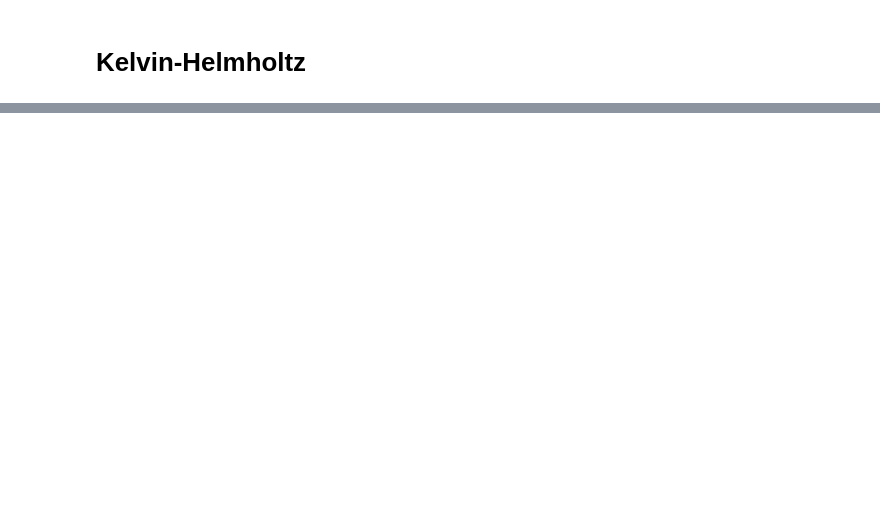
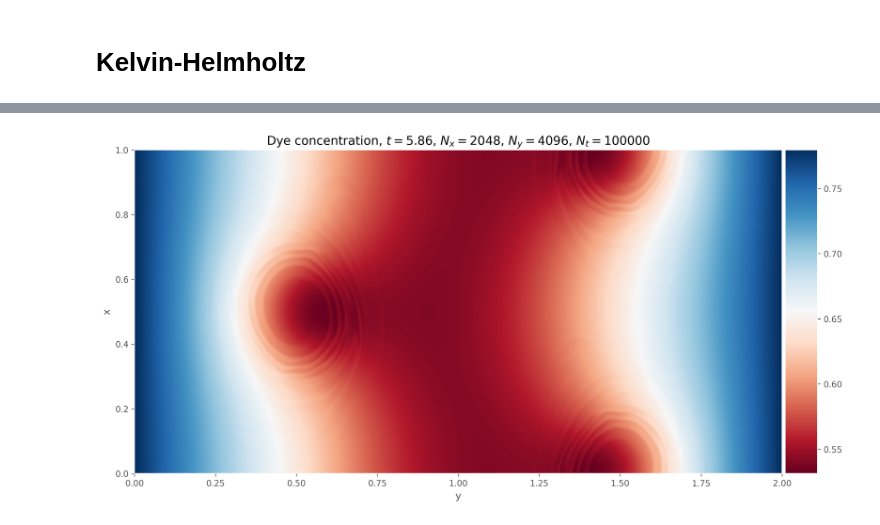
Before and after one commit to plabadens/jax-fluid-solver, a Jupyter notebook: notebooks/Kelvin Helmholtz.ipynb, the cells around one changed output, grey strips where cells are left out. Cells and saved outputs as stored; diff of their text form; code cells hidden in the pictures; blank space fills up the shorter version.

```diff
--- a/notebooks/Kelvin Helmholtz.ipynb
+++ b/notebooks/Kelvin Helmholtz.ipynb
@@ -105 +110,31 @@ def show_state(state, varname="density"):
+# %%
+def show_state(state, varname="dye_concentration", cmap="viridis"):
+    from mpl_toolkits.axes_grid1 import make_axes_locatable
+
+    extent = [state.y.min(), state.y.max(), state.x.min(), state.x.max()]
+    labelname = varname.replace("_", " ").capitalize()
+    nx = state.x.size
+    ny = state.y.size
+    aspect_ratio = nx / ny
+    title = f"{labelname}, $t={state.t:.2f}$, $N_x={nx}$, $N_y={ny}$, $N_t={state.it}$"
+
+    fig, ax = plt.subplots(dpi=300)
+    divider = make_axes_locatable(ax)
+    cax = divider.append_axes('right', size='5%', pad=0.05)
+
+    fig.set_size_inches(25 * aspect_ratio, 25 / aspect_ratio)
+    im = ax.imshow(getattr(state, varname), origin="lower", extent=extent, cmap=cmap)
+    ax.set_xlabel("y")
+    ax.set_ylabel("x")
+    ax.set_title(title)
+    ax.grid(False)
+
+    fig.colorbar(im, cax=cax, orientation='vertical')
+    fig.tight_layout()
+
+
+show_state(state, cmap="RdBu")
+plt.savefig("kh_2048-density.pdf", bbox_inches="tight")
+# %% [output]
+[figure, added]
 # %%
```
Also changed, not shown: parts of 12 cells of this notebook, 2 other files.
